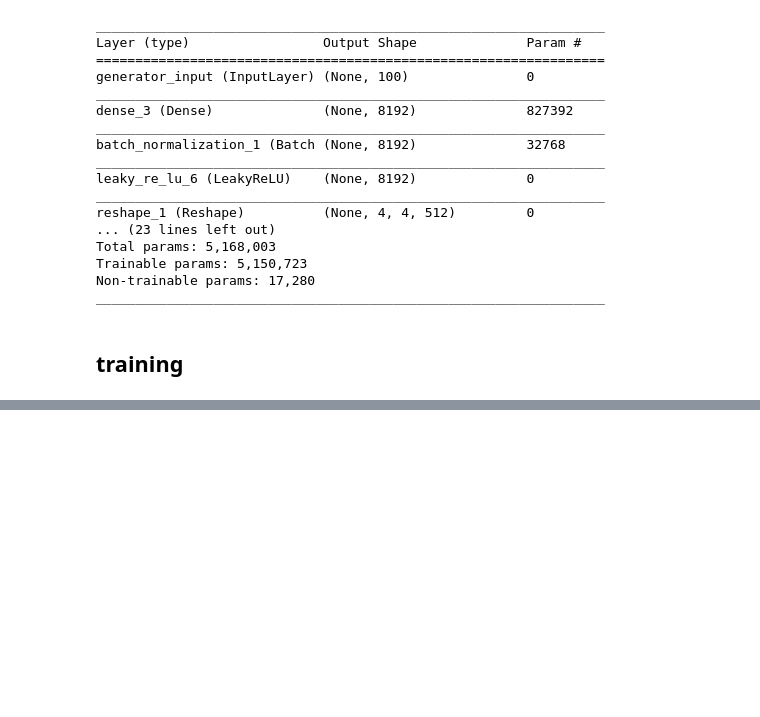
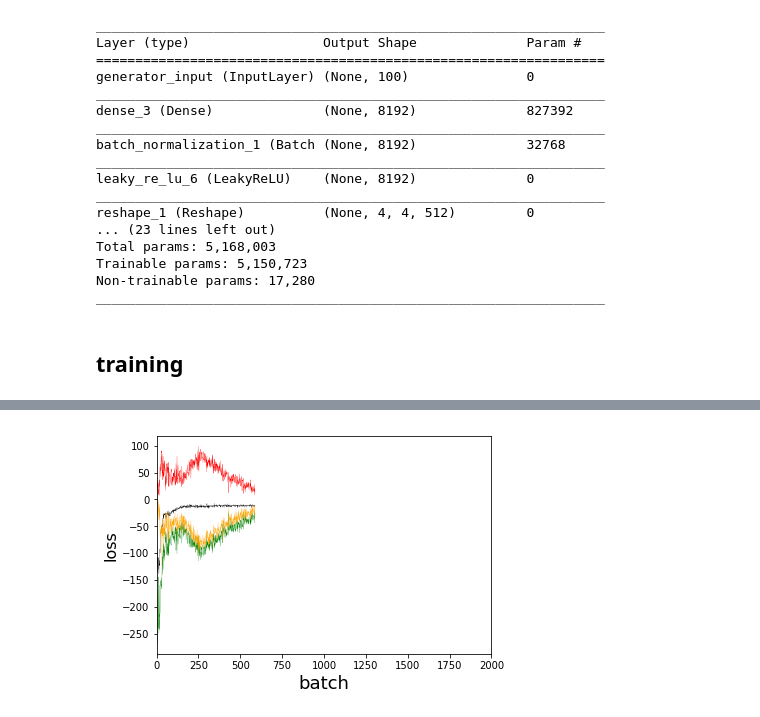
Before and after one commit to WessZumino/generative_deep_learning_code, a Jupyter notebook: 04_27_wgangp_faces.ipynb, the cells around one changed output, grey strips where cells are left out. Drawn from its saved outputs; the diff is of its cells as text; code cells hidden in the pictures; blank space fills up the shorter version.

```diff
--- a/04_27_wgangp_faces.ipynb
+++ b/04_27_wgangp_faces.ipynb
@@ -251,9 +252,19 @@ print(gan.critic_model.test_on_batch([true_imgs, noise], [valid, fake, dummy]))
 # %%
 print(gan.critic_model.train_on_batch([true_imgs, noise], [valid, fake, dummy]))
 # %%
-plt.plot([x[1] for x in gan.d_losses], color='green', linewidth=0.5)
-plt.plot([x[2] for x in gan.d_losses], color='red', linewidth=0.5)
+fig = plt.figure()
+plt.plot([x[0] for x in gan.d_losses], color='black', linewidth=0.25)
 
-plt.plot(gan.g_losses, color='orange', linewidth=1)
+plt.plot([x[1] for x in gan.d_losses], color='green', linewidth=0.25)
+plt.plot([x[2] for x in gan.d_losses], color='red', linewidth=0.25)
+plt.plot(gan.g_losses, color='orange', linewidth=0.25)
 
-plt.plot([x[0] for x in gan.d_losses], color='black', linewidth=1)
+plt.xlabel('batch', fontsize=18)
+plt.ylabel('loss', fontsize=16)
+
+plt.xlim(0, 2000)
+# plt.ylim(0, 2)
+
+plt.show()
+# %% [output]
+[figure, added]
```
Also changed, not shown: parts of 2 cells of this notebook, 25 other files.
